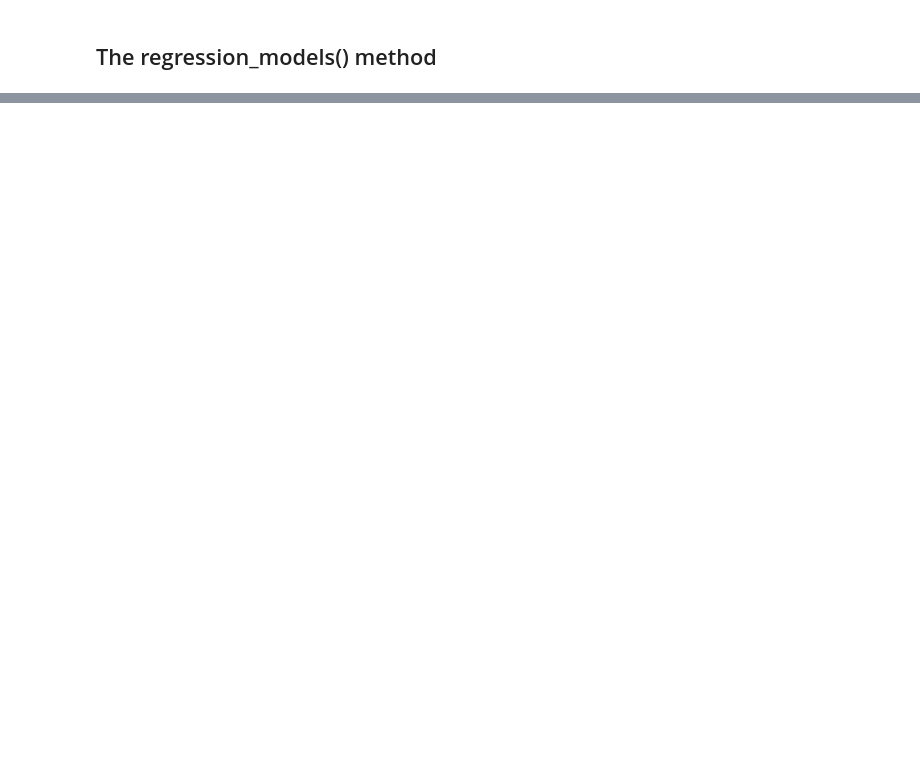
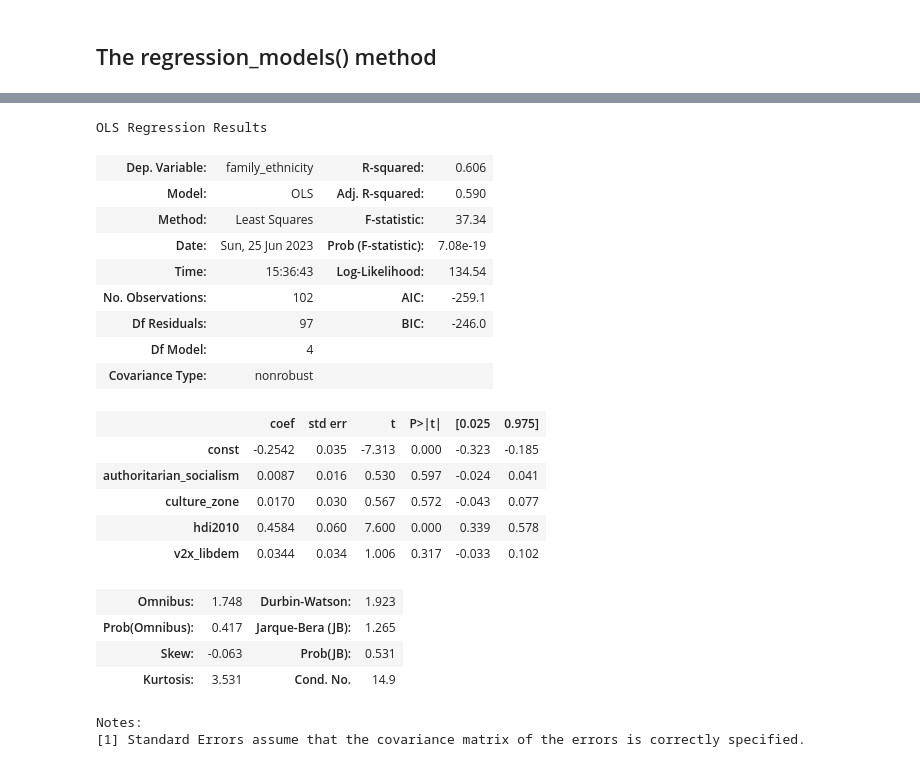
Before and after one commit to hi99-john/political_spectrum_comparative_perspective, a Jupyter notebook: country_level_data_analysis.ipynb, the cells around one changed output, grey strips where cells are left out. Drawn from its saved outputs; the diff is of its cells as text; code cells hidden in the pictures; blank space fills up the shorter version.

```diff
--- a/country_level_data_analysis.ipynb
+++ b/country_level_data_analysis.ipynb
@@ -149,0 +326,25 @@ for i in CountryLevelDataAnalyzer.correlation_names:
+# %%
+CountryLevelDataAnalyzer.family_ethnicity_statsmodels_model.summary()
+# %% [output]
+OLS Regression Results
+| Dep. Variable: | family_ethnicity | R-squared: | 0.606 |
+| Model: | OLS | Adj. R-squared: | 0.590 |
+| Method: | Least Squares | F-statistic: | 37.34 |
+| Date: | Sun, 25 Jun 2023 | Prob (F-statistic): | 7.08e-19 |
+| Time: | 15:36:43 | Log-Likelihood: | 134.54 |
+| No. Observations: | 102 | AIC: | -259.1 |
+| Df Residuals: | 97 | BIC: | -246.0 |
+| Df Model: | 4 |  |  |
+| Covariance Type: | nonrobust |  |  |
+|  | coef | std err | t | P>|t| | [0.025 | 0.975] |
+| const | -0.2542 | 0.035 | -7.313 | 0.000 | -0.323 | -0.185 |
+| authoritarian_socialism | 0.0087 | 0.016 | 0.530 | 0.597 | -0.024 | 0.041 |
+| culture_zone | 0.0170 | 0.030 | 0.567 | 0.572 | -0.043 | 0.077 |
+| hdi2010 | 0.4584 | 0.060 | 7.600 | 0.000 | 0.339 | 0.578 |
+| v2x_libdem | 0.0344 | 0.034 | 1.006 | 0.317 | -0.033 | 0.102 |
+| Omnibus: | 1.748 | Durbin-Watson: | 1.923 |
+| Prob(Omnibus): | 0.417 | Jarque-Bera (JB): | 1.265 |
+| Skew: | -0.063 | Prob(JB): | 0.531 |
+| Kurtosis: | 3.531 | Cond. No. | 14.9 |
+Notes:
+[1] Standard Errors assume that the covariance matrix of the errors is correctly specified.
```
Also changed, not shown: parts of 51 cells of this notebook.
